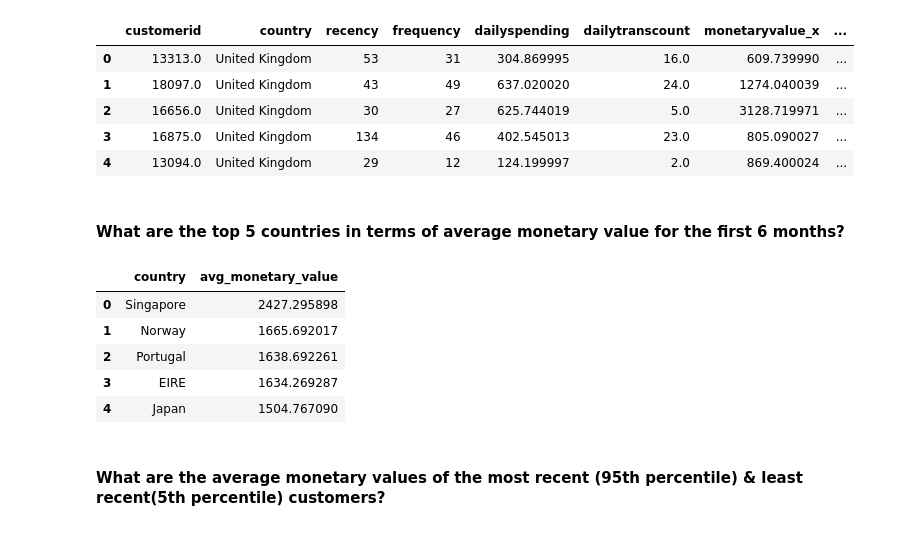
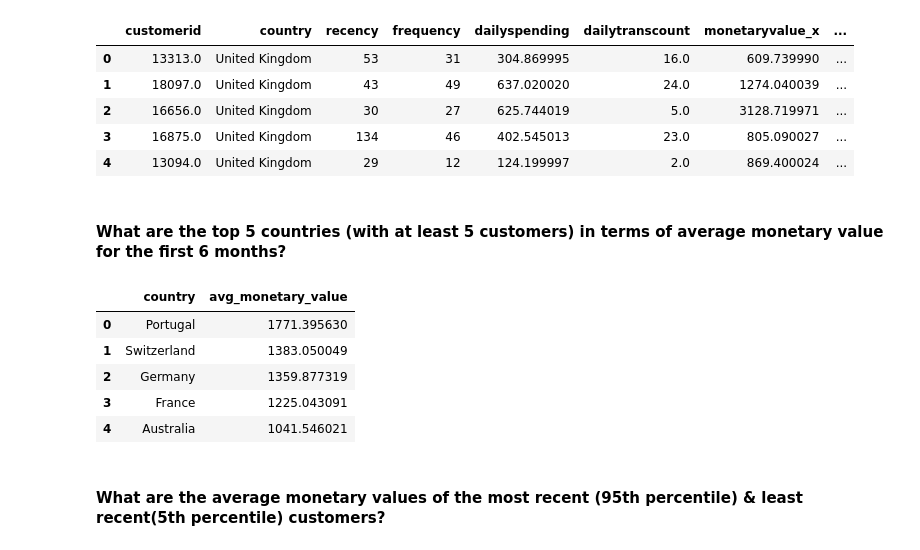
Before and after one commit to vubanc/AWS_DeployedCLVPredictor, a Jupyter notebook: Data Querying.ipynb, the cells around one changed output. Cells and saved outputs as stored; diff of their text form; code cells hidden in the pictures.

```diff
--- a/Data Querying.ipynb
+++ b/Data Querying.ipynb
@@ -72,24 +72,25 @@ df.head()
 | 3 | 16875.0 | United Kingdom | 134 | 46 | 402.545013 | 23.0 | 805.090027 | ... |
 | 4 | 13094.0 | United Kingdom | 29 | 12 | 124.199997 | 2.0 | 869.400024 | ... |
 # %% [markdown]
-#### What are the top 5 countries in terms of average monetary value for the first 6 months?
+#### What are the top 5 countries (with at least 5 customers) in terms of average monetary value for the first 6 months?
 # %%
 sql_statement = """
 SELECT country, AVG(monetaryvalue_x) AS avg_monetary_value
-FROM df_input
+FROM df_customers
 GROUP BY country
+HAVING COUNT(*)>5
 ORDER BY avg_monetary_value DESC
 LIMIT 5
 """
 
 wr.athena.read_sql_query(sql=sql_statement, database = "UK Online Retail Store Database")
 # %% [output]
 |  | country | avg_monetary_value |
-| 0 | Singapore | 2427.295898 |
-| 1 | Norway | 1665.692017 |
-| 2 | Portugal | 1638.692261 |
-| 3 | EIRE | 1634.269287 |
-| 4 | Japan | 1504.767090 |
+| 0 | Portugal | 1771.395630 |
+| 1 | Switzerland | 1383.050049 |
+| 2 | Germany | 1359.877319 |
+| 3 | France | 1225.043091 |
+| 4 | Australia | 1041.546021 |
 # %% [markdown]
 #### What are the average monetary values of the most recent (95th percentile) & least recent(5th percentile) customers?
 # %%
```
Also changed, not shown: parts of 7 cells of this notebook, 1 other file.
